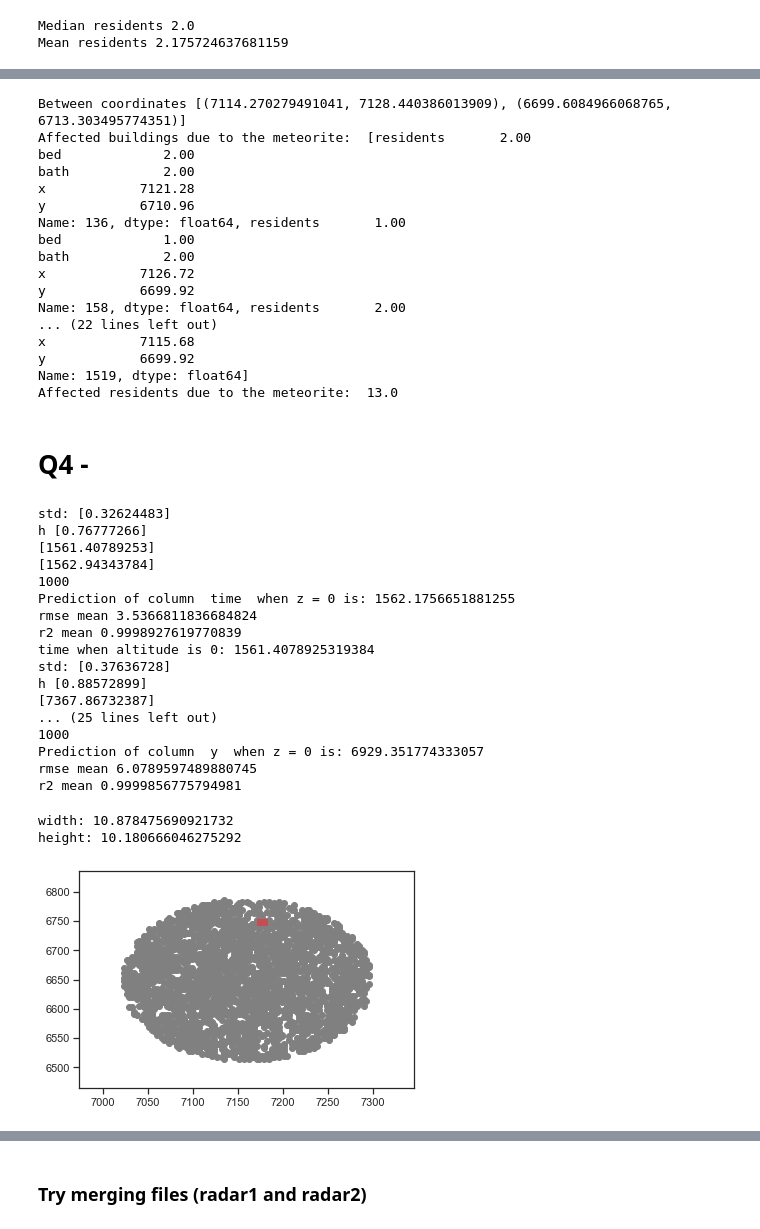
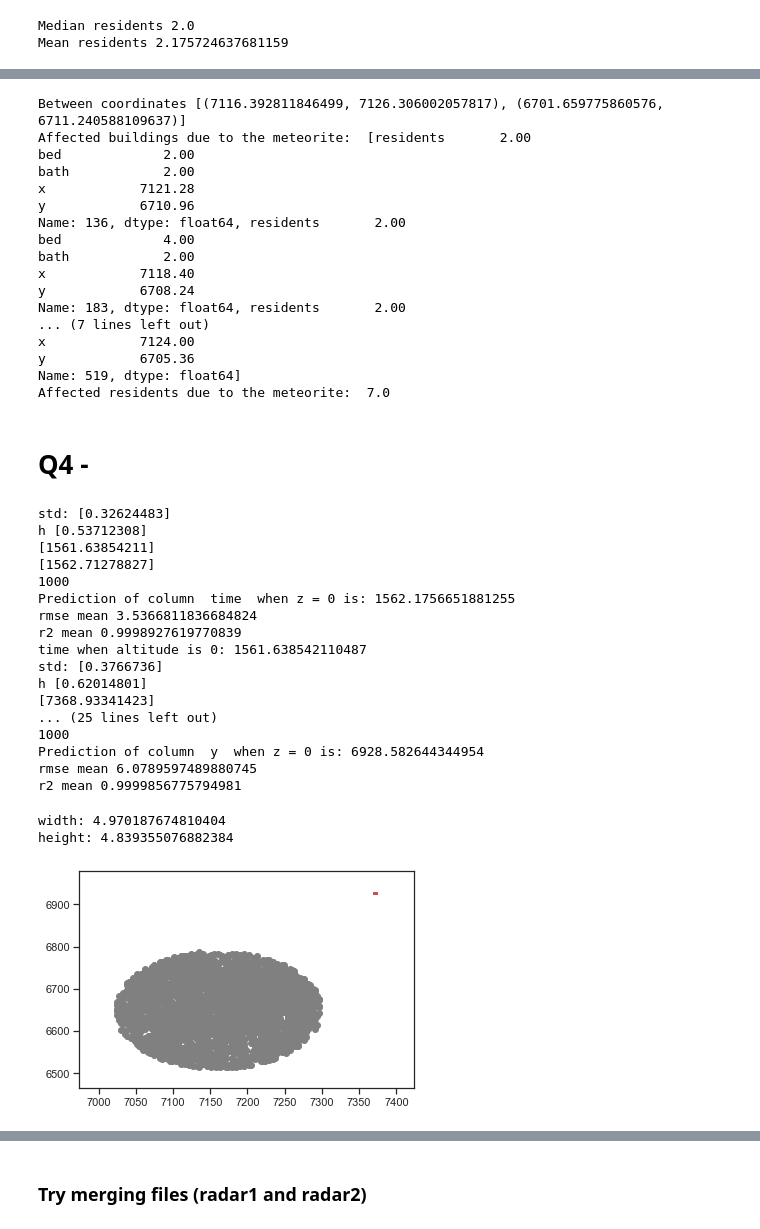
Before and after one commit to Noixas/The-Last-Judgement-Meteorite-Prediction, a Jupyter notebook: Code/TheLastJudgement.ipynb, the cells around one changed output, grey strips where cells are left out. Cells and saved outputs as stored; diff of their text form; code cells hidden in the pictures.

Commit message:
added verbose options and a really worst case scenario

```diff
--- a/Code/TheLastJudgement.ipynb
+++ b/Code/TheLastJudgement.ipynb
@@ -341,7 +343,7 @@ def test_confidence(df, independent_var,column,predict_at=None, verbose=True):
     n = len(predictions)
     # ci = scipy.stats.norm.interval(0.95, loc=mean, scale=sigma)
     confidence = 0.90
-    h = std_err * t.ppf((1 + confidence) / 2, 3)
+    h = std_err * t.ppf((1 + confidence) / 2, n-1)
     start = mean - h
     end = mean + h
 
@@ -394,5 +395,5 @@ TypeError: test_confidence() missing 1 required positional argument: 'column'
 # %%
-def get_interval_area(time_x_start,time_y_start,time_x_end,time_y_end, verbose):
+def get_interval_area(time_x_start,time_y_start,time_x_end,time_y_end, verbose=True):
     x_min = np.min([time_x_start[1],time_x_start[2],time_x_end[1],time_x_end[2]])
     x_max = np.max([time_x_start[1],time_x_start[2],time_x_end[1],time_x_end[2]])
     y_min = np.min([time_y_start[1],time_y_start[2],time_y_end[1],time_y_end[2]])
@@ -556,23 +539,23 @@ print("Between coordinates",interval)
 print("Affected buildings due to the meteorite: ",affected_buildings)
 print("Affected residents due to the meteorite: ",affected_residents)
 # %% [output]
-Between coordinates [(7114.270279491041, 7128.440386013909), (6699.6084966068765, 6713.303495774351)]
+Between coordinates [(7116.392811846499, 7126.306002057817), (6701.659775860576, 6711.240588109637)]
 Affected buildings due to the meteorite:  [residents       2.00
 bed             2.00
 bath            2.00
 x            7121.28
 y            6710.96
-Name: 136, dtype: float64, residents       1.00
-bed             1.00
+Name: 136, dtype: float64, residents       2.00
+bed             4.00
 bath            2.00
-x            7126.72
-y            6699.92
-Name: 158, dtype: float64, residents       2.00
-... (22 lines left out)
-x            7115.68
-y            6699.92
-Name: 1519, dtype: float64]
-Affected residents due to the meteorite:  13.0
+x            7118.40
+y            6708.24
+Name: 183, dtype: float64, residents       2.00
+... (7 lines left out)
+x            7124.00
+y            6705.36
+Name: 519, dtype: float64]
+Affected residents due to the meteorite:  7.0
 # %% [markdown]
 # Q4 -
 # %%
@@ -584,51 +567,51 @@ def compute_intervals(df2, verbose=True):
         print("time when altitude is 0:",start)
     #start time (time_x_start = mean, start, end)
 
-    time_x_start = test_confidence(df2,'time','x',predict_at=start, verbose)
-    time_y_start = test_confidence(df2,'time','y',predict_at=start, verbose)
+    time_x_start = test_confidence(df2,'time','x',predict_at=start, verbose=verbose)
+    time_y_start = test_confidence(df2,'time','y',predict_at=start, verbose=verbose)
     #end time
-    time_x_end = test_confidence(df2,'time','x',predict_at=end, verbose)
-    time_y_end = test_confidence(df2,'time','y',predict_at=end, verbose)
+    time_x_end = test_confidence(df2,'time','x',predict_at=end, verbose=verbose)
+    time_y_end = test_confidence(df2,'time','y',predict_at=end, verbose=verbose)
     interval = get_interval_area(time_x_start,time_y_start,time_x_end,time_y_end, verbose)
     return interval
-interval = compute_intervals(df2)
+interval2 = compute_intervals(df2)
 # %% [output]
 std: [0.32624483]
-h [0.76777266]
-[1561.40789253]
-[1562.94343784]
+h [0.53712308]
+[1561.63854211]
+[1562.71278827]
 1000
 Prediction of column  time  when z = 0 is: 1562.1756651881255
 rmse mean 3.5366811836684824
 r2 mean 0.9998927619770839
-time when altitude is 0: 1561.4078925319384
-std: [0.37636728]
-h [0.88572899]
-[7367.86732387]
+time when altitude is 0: 1561.638542110487
+std: [0.3766736]
+h [0.62014801]
+[7368.93341423]
 ... (25 lines left out)
 1000
-Prediction of column  y  when z = 0 is: 6929.351774333057
+Prediction of column  y  when z = 0 is: 6928.582644344954
 rmse mean 6.0789597489880745
 r2 mean 0.9999856775794981
 # %%
 def plot_buildings_w_meteorite_interval(df_buildings, interval):
     fig, ax = plt.subplots() # note we must use plt.subplots, not plt.subplot
     ax.set_xlim(min(interval[0][0],np.min(df_buildings.x))-50, max(interval[0][1],np.max(df_buildings.x))+50)
     ax.set_ylim(min(interval[1][0],np.min(df_buildings.y))-50, max(interval[1][1],np.max(df_buildings.y))+50)
     ax.scatter(df_buildings.x, df_buildings.y,  color='gray')
     width = interval[0][1]-interval[0][0]
     height = interval[1][1]-interval[1][0]
     print("width:",width)
     print("height:",height)
     circle1 = plt.Rectangle((interval[0][0],interval[1][0]),width, height,color='r')
     ax.add_patch(circle1)
     fig.show()
 
-plot_buildings_w_meteorite_interval(df_buildings, interval)
+plot_buildings_w_meteorite_interval(df_buildings, interval2)
 # %% [output]
-width: 10.878475690921732
-height: 10.180666046275292
+width: 4.970187674810404
+height: 4.839355076882384
-[figure, old version]
+[figure, new version]
 # %%
 def print_damages(df_buildings, interval):
     affected_buildings = get_buildings_in_range(interval[0],interval[1],df_buildings)
```
Also changed, not shown: parts of 17 cells of this notebook, 1 other file.
